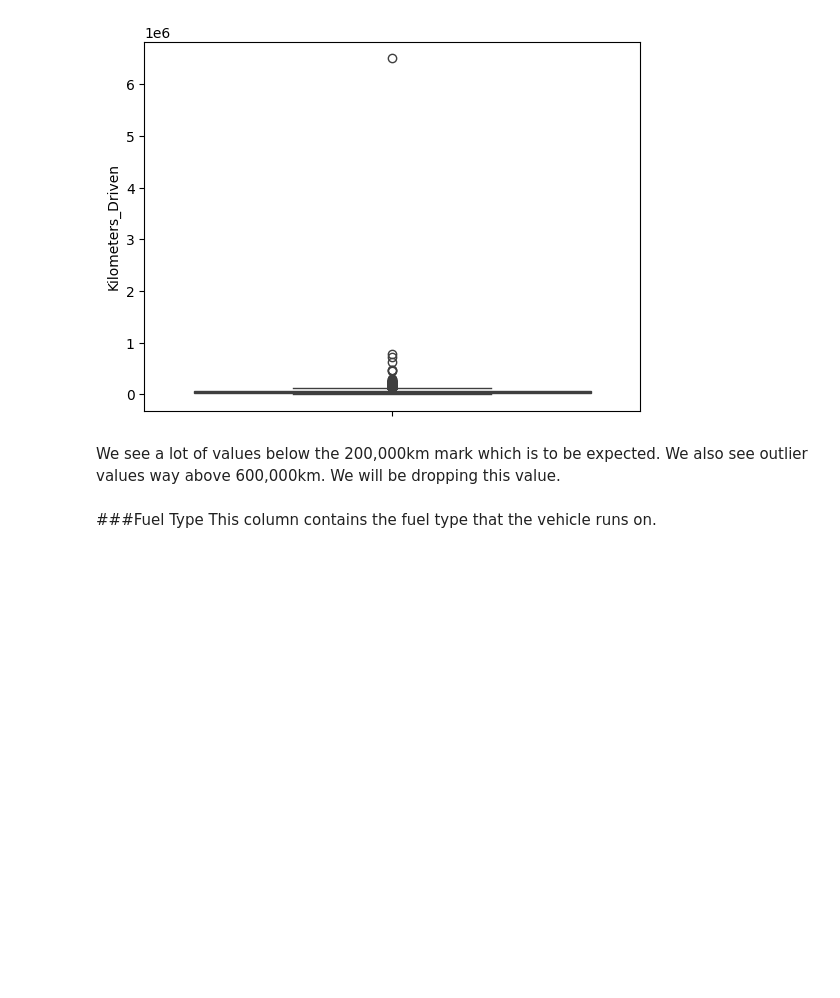
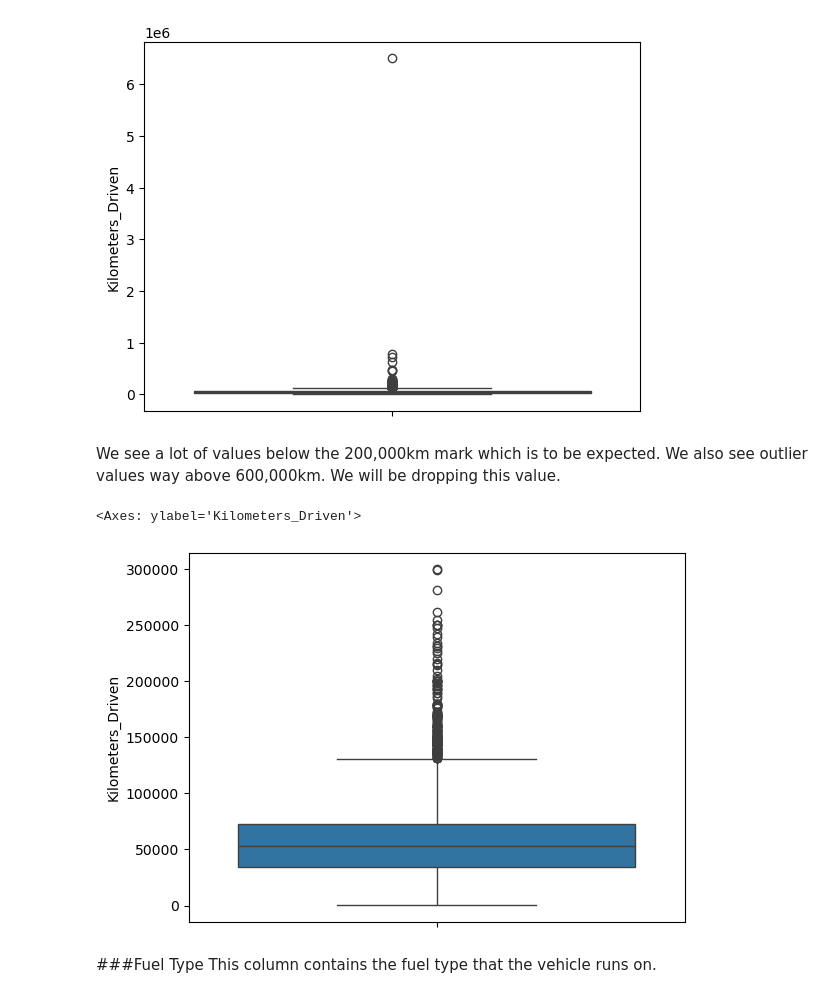
Before and after one commit to kevin-joseph08/UsedCarPriceEDA, a Jupyter notebook: Capstone_EDA.ipynb, the cells around one changed output. Cells and saved outputs as stored; diff of their text form; code cells hidden in the pictures; blank space fills up the shorter version.

```diff
--- a/Capstone_EDA.ipynb
+++ b/Capstone_EDA.ipynb
@@ -241,6 +246,11 @@ sns.boxplot(train['Kilometers_Driven'])
 We see a lot of values below the 200,000km mark which is to be expected. We also see outlier values way above 600,000km. We will be dropping this value.
 # %%
 train.drop(train[train['Kilometers_Driven'] > 400000].index, axis=0, inplace=True)
+# %%
+sns.boxplot(train['Kilometers_Driven'])
+# %% [output]
+<Axes: ylabel='Kilometers_Driven'>
+[figure, added]
 # %% [markdown]
 ###Fuel Type
 This column contains the fuel type that the vehicle runs on.
```
Also changed, not shown: parts of 34 cells of this notebook.
